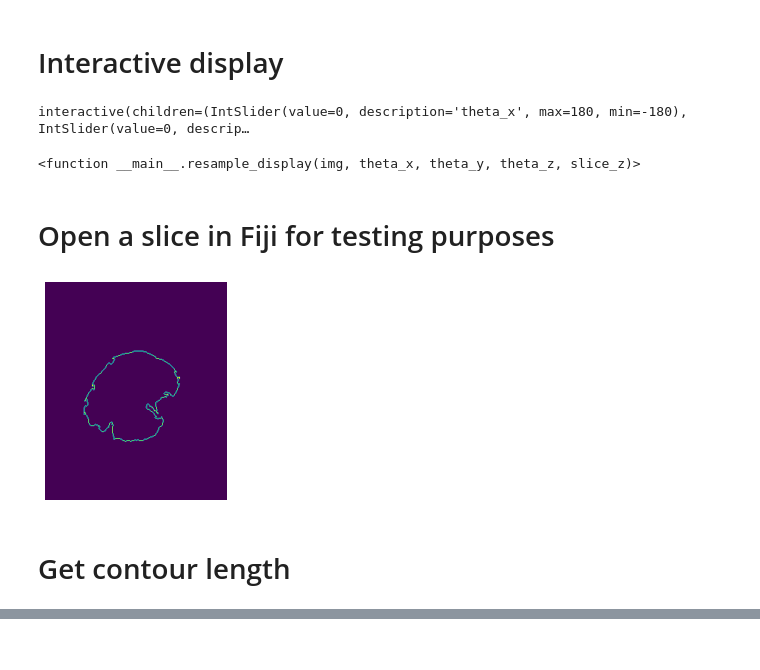
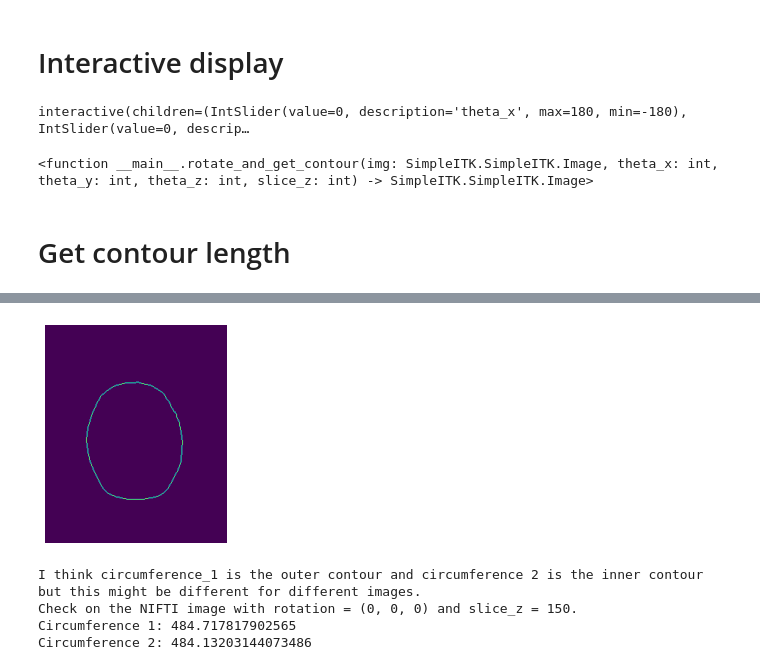
Before and after one commit to NIRALUser/NeuroRuler, a Jupyter notebook: Playground/imgproc/processing.ipynb, the cells around one changed output, grey strips where cells are left out. Drawn from its saved outputs; the diff is of its cells as text; code cells hidden in the pictures.

```diff
--- a/Playground/imgproc/processing.ipynb
+++ b/Playground/imgproc/processing.ipynb
@@ -26,26 +27,32 @@ Dimensions: 244, 292, 198
 # %% [markdown]
 # Helper functions
 # %%
-def resample_display(img, theta_x, theta_y, theta_z, slice_z):
+def rotate_and_get_contour(img: sitk.Image, theta_x: int, theta_y: int, theta_z: int, slice_z: int) -> sitk.Image:
     """
-    Apply Otsu, hole filling, and 3D image, used for interactivity with ipywidget's interact().
+    Do 3D rotation, get 2D slice, apply Otsu threshold, hole filling, and get contours.
+
+    Return 2D slice containing only the contour. RV is a sitk.Image with UInt8 pixels, only 0 or 1.
 
     Parameters
     ----------
     img
-        Result of sitk.ImageFileReader().Execute() on a NRRD or NIfTI
+        `sitk.Image` 3D image
     theta_x, theta_y, theta_z
         In degrees
     slice_z
         The number of the slice"""
 
     euler_3d_transform = sitk.Euler3DTransform()
+    # NOTE: This center is possibly incorrect.
     euler_3d_transform.SetCenter(img.TransformContinuousIndexToPhysicalPoint([((dimension - 1) / 2.0) for dimension in img.GetSize()]))
     euler_3d_transform.SetRotation(degrees_to_radians(theta_x), degrees_to_radians(theta_y), degrees_to_radians(theta_z))
     rotated_image = sitk.Resample(img, euler_3d_transform)
     rotated_image_slice = rotated_image[:,:,slice_z]
 
-    otsu = sitk.OtsuThresholdImageFilter().Execute(rotated_image_slice)
+    # The cast is necessary, otherwise get sitk::ERROR: Pixel type: 16-bit signed integer is not supported in 2D
+    smooth_slice = sitk.GradientAnisotropicDiffusionImageFilter().Execute(sitk.Cast(rotated_image_slice, sitk.sitkFloat64))
+
+    otsu = sitk.OtsuThresholdImageFilter().Execute(smooth_slice)
 
     hole_filling = sitk.BinaryGrindPeakImageFilter().Execute(otsu)
 
@@ -102,7 +109,7 @@ def show_fiji(image: sitk.Image) -> None:
 # Interactive display
 # %%
 interact(
-    resample_display,
+    rotate_and_get_contour,
     img=fixed(image),
     theta_x=(-180, 180),
     theta_y=(-180, 180),
@@ -111,20 +118,16 @@ interact(
 )
 # %% [output]
 interactive(children=(IntSlider(value=0, description='theta_x', max=180, min=-180), IntSlider(value=0, descrip…
-<function __main__.resample_display(img, theta_x, theta_y, theta_z, slice_z)>
+<function __main__.rotate_and_get_contour(img: SimpleITK.SimpleITK.Image, theta_x: int, theta_y: int, theta_z: int, slice_z: int) -> SimpleITK.SimpleITK.Image>
-# %% [markdown]
-# Open a slice in Fiji for testing purposes
-# %%
-# slice 187 gets a wrong result
-contour_slice = resample_display(image, 0, 0, 0, 0)
-# show_fiji(contour)
-# %% [output]
-[figure, removed]
 # %% [markdown]
 # Get contour length
 # %%
 from PIL import Image
+contour_slice = rotate_and_get_contour(image, 0, 0, 0, 75)
+# show_fiji(contour)
+
 write_sitk_slice(contour_slice, 'contour_sitk.txt')
+
 
 # Binary matrix with 0's and 1's
 temp: np.ndarray = sitk.GetArrayFromImage(contour_slice)
@@ -132,8 +135,15 @@ temp: np.ndarray = sitk.GetArrayFromImage(contour_slice)
 # For testing
 write_numpy_matrix(temp, 'contour_numpy.txt')
 
+# temp = ((temp - temp.min()) / (temp.max() - temp.min()) * 240).astype(np.uint8)
+
+JPG = Image.fromarray(temp)
+
+JPG.save("numpy_array.jpg")
+
 # This returns the same result for binary arrays with 0's and 1's and binary arrays with 0's and 255's, see test_imgproc.py
 # contours is a list of contours since there could be multiple contours. That is, contours[0] might be the outer contour and contours[1] might be the inner contour.
+# There could be another contour contours[2] (or higher), depending on the image.
 contours, hierarchy = cv2.findContours(temp, cv2.RETR_TREE, cv2.CHAIN_APPROX_SIMPLE)
 contour = contours[0]
 circumference_1 = cv2.arcLength(contour, True)
@@ -155,0 +181,5 @@ Circumference 2: 539.2274831533432
+[figure, added]
+I think circumference_1 is the outer contour and circumference 2 is the inner contour but this might be different for different images.
+Check on the NIFTI image with rotation = (0, 0, 0) and slice_z = 150.
+Circumference 1: 484.717817902565
+Circumference 2: 484.13203144073486
```
Also changed, not shown: parts of 3 cells of this notebook, 7 other files.
